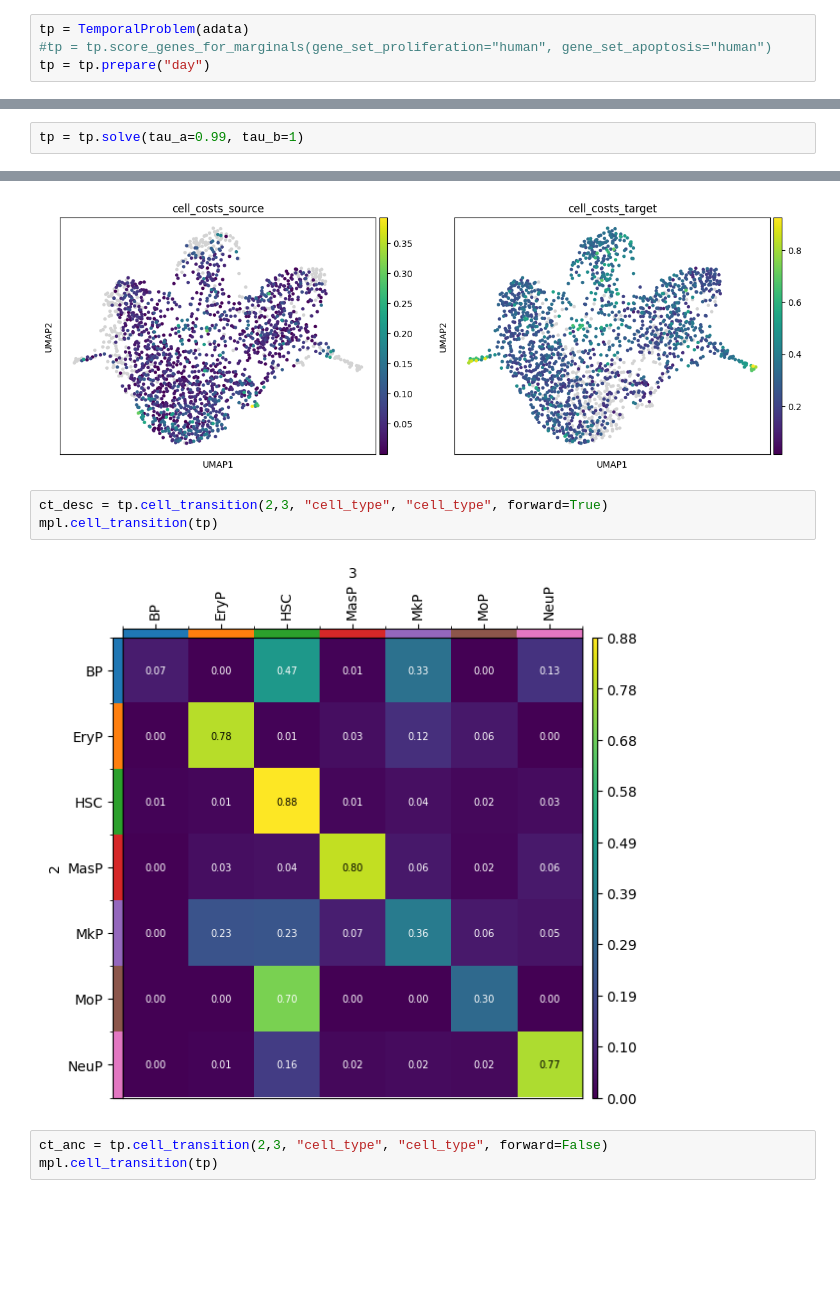
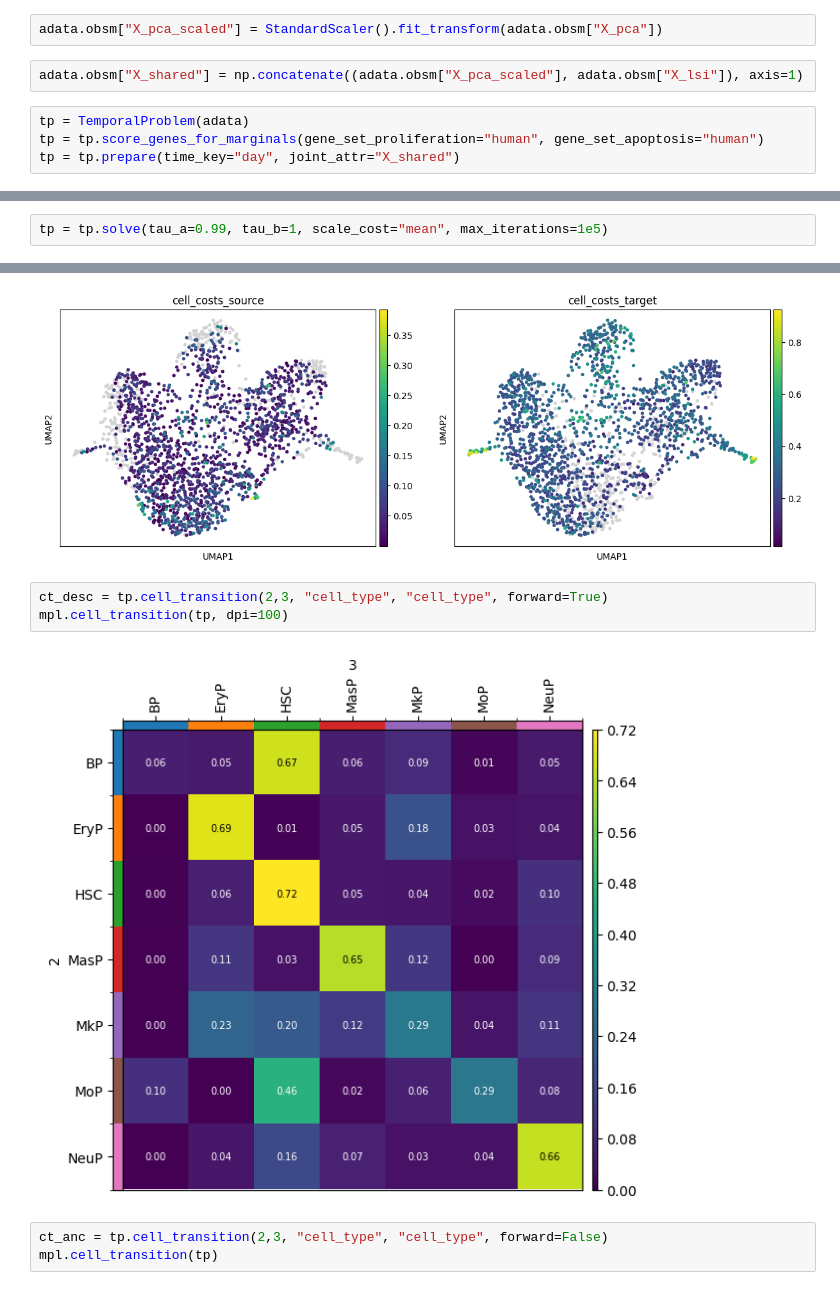
Before and after one commit to theislab/moscot_notebooks, a Jupyter notebook: tutorials/tu_01_temporalProblem.ipynb, the cells around one changed output, grey strips where cells are left out. Drawn from its saved outputs; the diff is of its cells as text; blank space fills up the shorter version.

```diff
--- a/tutorials/tu_01_temporalProblem.ipynb
+++ b/tutorials/tu_01_temporalProblem.ipynb
@@ -65,5 +67,9 @@ sc.pl.umap(adata, color=["cell_type", "day"])
+# %%
+adata.obsm["X_pca_scaled"] = StandardScaler().fit_transform(adata.obsm["X_pca"])
+# %%
+adata.obsm["X_shared"] = np.concatenate((adata.obsm["X_pca_scaled"], adata.obsm["X_lsi"]), axis=1)
 # %%
 tp = TemporalProblem(adata)
-#tp = tp.score_genes_for_marginals(gene_set_proliferation="human", gene_set_apoptosis="human")
-tp = tp.prepare("day")
+tp = tp.score_genes_for_marginals(gene_set_proliferation="human", gene_set_apoptosis="human")
+tp = tp.prepare(time_key="day", joint_attr="X_shared")
 # %% [output]
@@ -73,2 +84,2 @@ INFO     Computing pca with `n_comps = 30` on `adata.X`.
 # %%
-tp = tp.solve(tau_a=0.99, tau_b=1)
+tp = tp.solve(tau_a=0.99, tau_b=1, scale_cost="mean", max_iterations=1e5)
@@ -82,9 +101,9 @@ sc.pl.umap(adata, color= ["cell_costs_source", "cell_costs_target"])
 [figure]
 # %%
 ct_desc = tp.cell_transition(2,3, "cell_type", "cell_type", forward=True)
-mpl.cell_transition(tp)
+mpl.cell_transition(tp, dpi=100)
 # %% [output]
-[figure, old version]
+[figure, new version]
 # %%
 ct_anc = tp.cell_transition(2,3, "cell_type", "cell_type", forward=False)
 mpl.cell_transition(tp)
```
Also changed, not shown: parts of 20 cells of this notebook.
